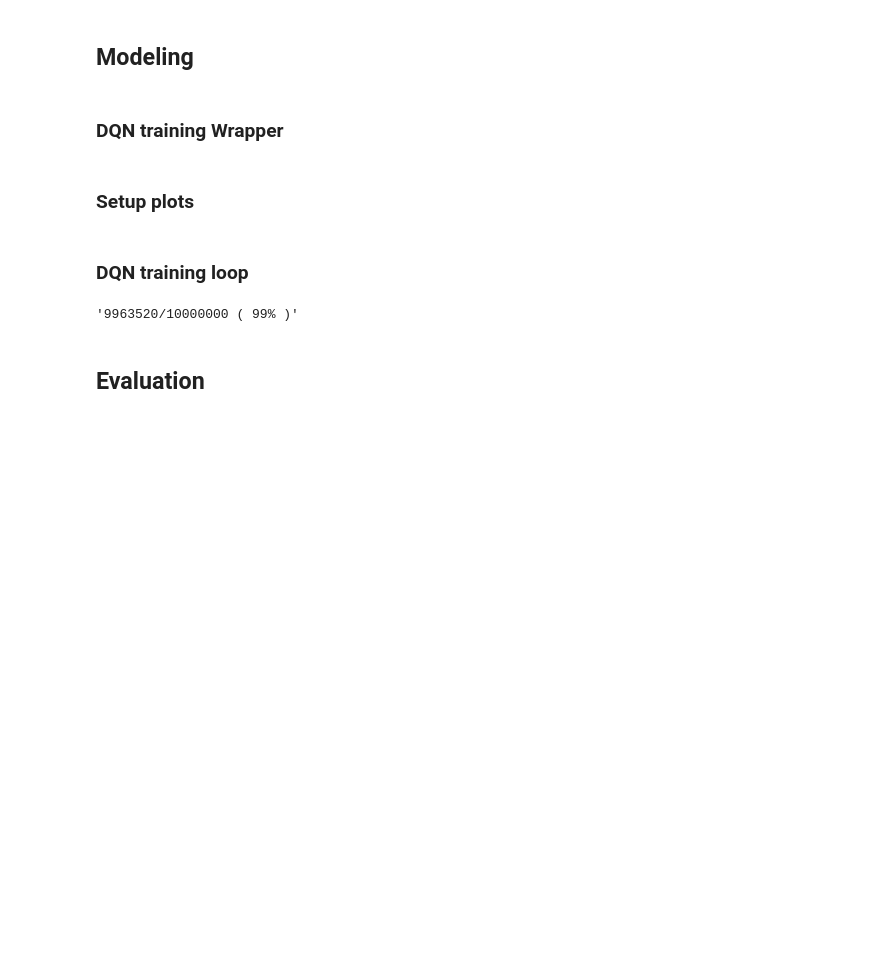
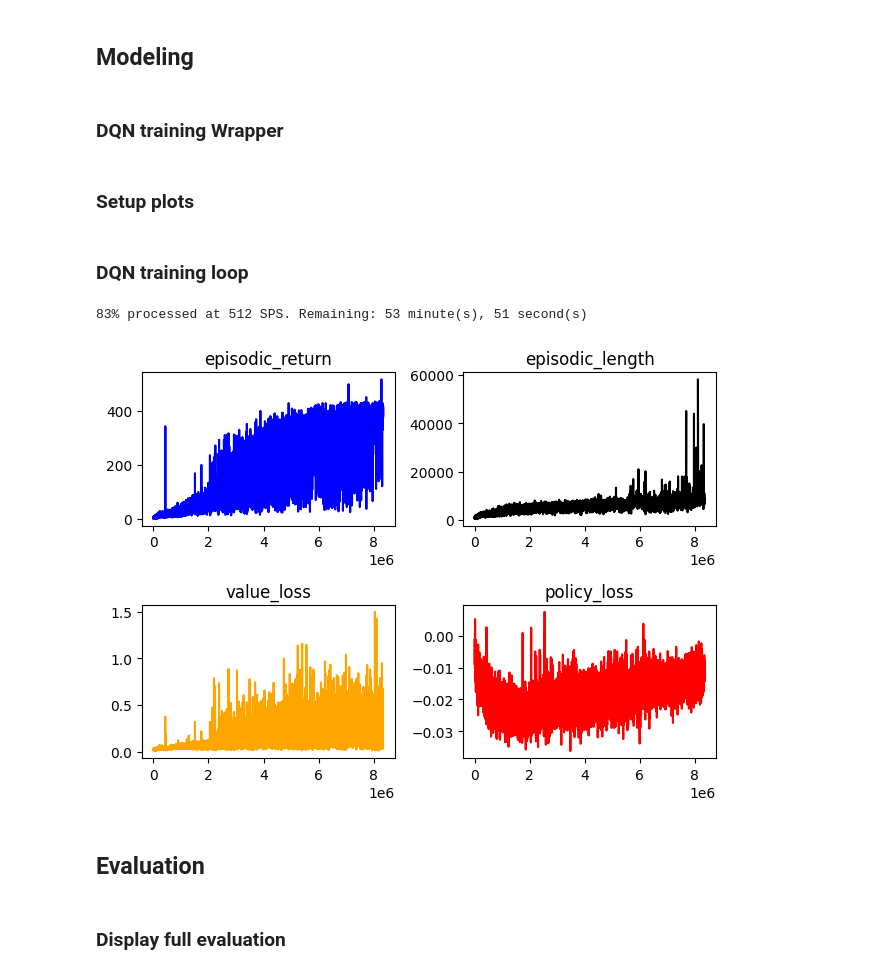
Before and after one commit to rodrigobaron/torch-rl, a Jupyter notebook: notebooks/ppo_atari.ipynb, the cells around one changed output. Drawn from its saved outputs; the diff is of its cells as text; code cells hidden in the pictures; blank space fills up the shorter version.

```diff
--- a/notebooks/ppo_atari.ipynb
+++ b/notebooks/ppo_atari.ipynb
@@ -314,3 +293,21 @@ def plot_metrics(ms, fontsize=12):
+# %%
+from torch_rl.utils import SPS
+
+
+def plot_metric(global_step, ms, sps, show_model_metrics=True):
+    env_metric_list = ["episodic_return", "episodic_length"]
+    model_metric_list = ["value_loss", "policy_loss"]
+    env_color_list = ["blue", "black"]
+    model_color_list = ["orange", "red"]
+    if show_model_metrics:
+        metric_list = env_metric_list + model_metric_list
+        color_list = env_color_list + model_color_list
+    else:
+        metric_list = env_metric_list
+        color_list = env_color_list
+
+    sps.step(global_step)
+    plot_metrics_notebook(ms, metric_list, color_list, sps=sps)
 # %% [markdown]
 ### DQN training loop
 # %%
@@ -324,6 +321,7 @@ optimizer = wrapper.get_optimizer(lr=1e-5)
 ts = wrapper.get_storage(args.num_steps, args.num_envs)
 
 ms = MetricStore()
+sps = SPS(args.total_timesteps)
 
 global_step = 0
 start_time = time.time()
@@ -352,9 +350,9 @@ for update in range(1, num_updates + 1):
         next_obs, next_done = torch.Tensor(next_obs).to(device), torch.Tensor(done).to(device)
 
         for idx, d in enumerate(done):
-            if d and info["lives"][idx] == 0:
-                ms.log_metric("episodic_return", info["r"][idx], global_step)
-                ms.log_metric("episodic_length", info["l"][idx], global_step)
+            if d and info[idx]["lives"] == 0:
+                ms.log_metric("episodic_return", info[idx]["episode"]["r"], global_step)
+                ms.log_metric("episodic_length", info[idx]["episode"]["l"], global_step)
 
     with torch.no_grad():
         advantages = wrapper.get_advantages(args.num_steps, next_done, next_obs, args.gamma, args.gae_lambda, ts)
@@ -388,40 +386,38 @@ for update in range(1, num_updates + 1):
                 args.ent_coef,
                 args.vf_coef
             )
 
             optimizer.zero_grad()
             loss.backward()
             wrapper.clip_grad_norm(args.max_grad_norm)
             optimizer.step()
 
         if args.target_kl is not None and args.target_kl > 0:
             if approx_kl > args.target_kl:
                 break
 
     y_pred, y_true = b_values.cpu().numpy(), b_returns.cpu().numpy()
     var_y = np.var(y_true)
     explained_var = np.nan if var_y == 0 else 1 - np.var(y_true - y_pred) / var_y
 
     (pg_loss, v_loss, entropy_loss) = losses
 
     ms.log_metric("learning_rate", optimizer.param_groups[0]["lr"], global_step)
     ms.log_metric("value_loss", v_loss.item(), global_step)
     ms.log_metric("policy_loss", pg_loss.item(), global_step)
     ms.log_metric("entropy", entropy_loss.item(), global_step)
     ms.log_metric("approx_kl", approx_kl.item(), global_step)
     ms.log_metric("explained_variance", explained_var, global_step)
 
-    if update % 10 == 0:
-        clear_output(wait=True)
+    if update > 0 and update % 10 == 0:
+        global_step = update * args.batch_size
+        plot_metric(global_step, ms, sps)
 
-        current_step = update * args.batch_size
-        cureent_perc = current_step * 100 // args.total_timesteps
-        print(f"{current_step}/{args.total_timesteps} ( {cureent_perc}% )")
-        plot_metrics(ms)
 
 envs.close()
 # %% [output]
-'9963520/10000000 ( 99% )'
+83% processed at 512 SPS. Remaining: 53 minute(s), 51 second(s)
+[figure, added]
 # %% [markdown]
 ## Evaluation
 # %%
@@ -449 +433,3 @@ while True:
         break
+# %% [markdown]
+### Display full evaluation
```
Also changed, not shown: parts of 11 cells of this notebook, 3 other files.
